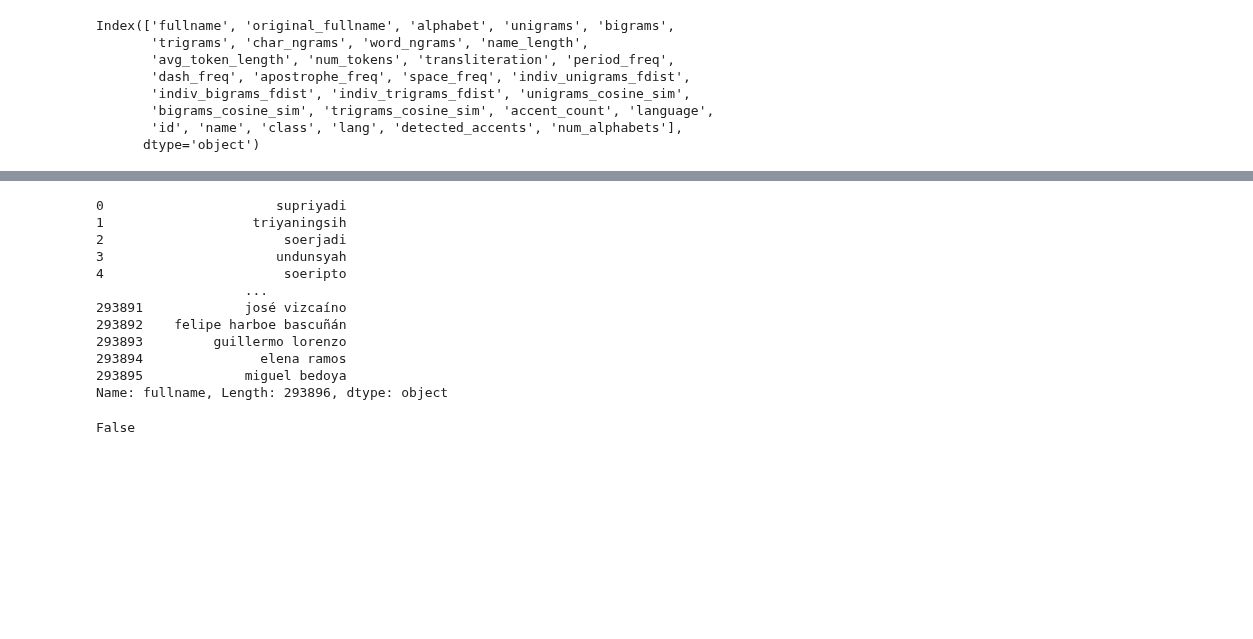
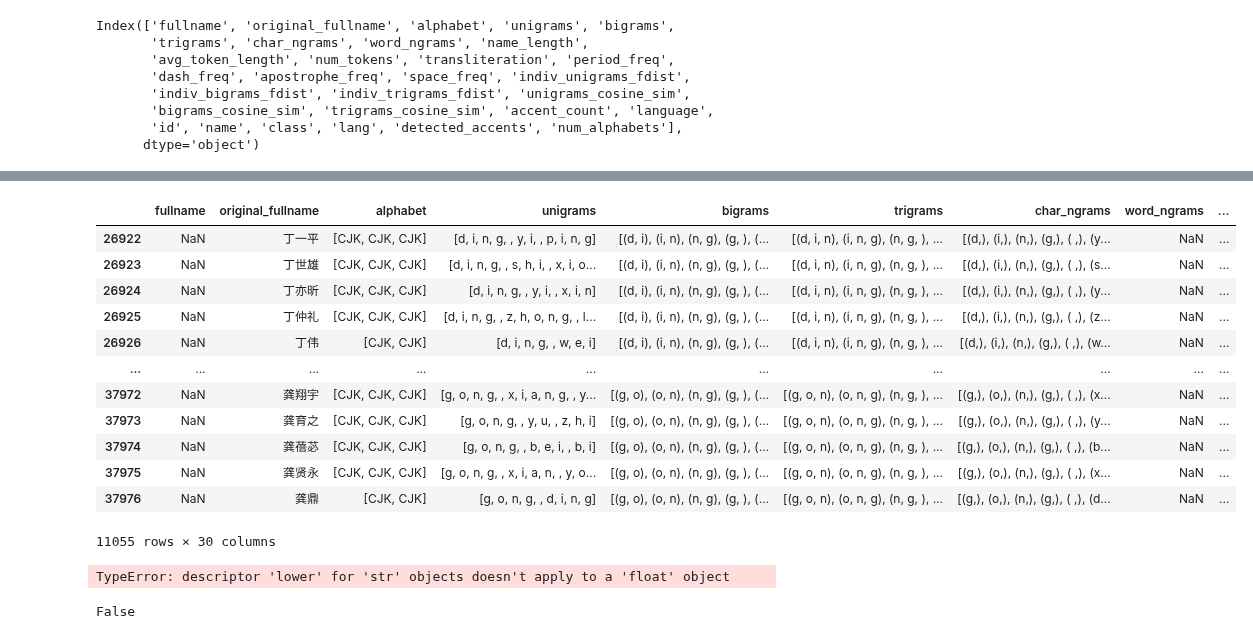
Before and after one commit to Exiger-project/Name_Of_Origin_Project-, a Jupyter notebook: DataConsolidation.ipynb, the cells around one changed output, grey strips where cells are left out. Saved outputs shown, nothing was run; the diff lists cells and outputs as text; code cells hidden in the pictures; blank space fills up the shorter version.

```diff
--- a/DataConsolidation.ipynb
+++ b/DataConsolidation.ipynb
@@ -644,19 +723,25 @@ False
+# %%
+merged_df[merged_df['fullname'].isnull()]
+# %% [output]
+|  | fullname | original_fullname | alphabet | unigrams | bigrams | trigrams | char_ngrams | word_ngrams | ... |
+| 26922 | NaN | 丁一平 | [CJK, CJK, CJK] | [d, i, n, g, , y, i, , p, i, n, g] | [(d, i), (i, n), (n, g), (g, ), (... | [(d, i, n), (i, n, g), (n, g, ), ... | [(d,), (i,), (n,), (g,), ( ,), (y... | NaN | ... |
+| 26923 | NaN | 丁世雄 | [CJK, CJK, CJK] | [d, i, n, g, , s, h, i, , x, i, o... | [(d, i), (i, n), (n, g), (g, ), (... | [(d, i, n), (i, n, g), (n, g, ), ... | [(d,), (i,), (n,), (g,), ( ,), (s... | NaN | ... |
+| 26924 | NaN | 丁亦昕 | [CJK, CJK, CJK] | [d, i, n, g, , y, i, , x, i, n] | [(d, i), (i, n), (n, g), (g, ), (... | [(d, i, n), (i, n, g), (n, g, ), ... | [(d,), (i,), (n,), (g,), ( ,), (y... | NaN | ... |
+| 26925 | NaN | 丁仲礼 | [CJK, CJK, CJK] | [d, i, n, g, , z, h, o, n, g, , l... | [(d, i), (i, n), (n, g), (g, ), (... | [(d, i, n), (i, n, g), (n, g, ), ... | [(d,), (i,), (n,), (g,), ( ,), (z... | NaN | ... |
+| 26926 | NaN | 丁伟 | [CJK, CJK] | [d, i, n, g, , w, e, i] | [(d, i), (i, n), (n, g), (g, ), (... | [(d, i, n), (i, n, g), (n, g, ), ... | [(d,), (i,), (n,), (g,), ( ,), (w... | NaN | ... |
+| ... | ... | ... | ... | ... | ... | ... | ... | ... | ... |
+| 37972 | NaN | 龚翔宇 | [CJK, CJK, CJK] | [g, o, n, g, , x, i, a, n, g, , y... | [(g, o), (o, n), (n, g), (g, ), (... | [(g, o, n), (o, n, g), (n, g, ), ... | [(g,), (o,), (n,), (g,), ( ,), (x... | NaN | ... |
+| 37973 | NaN | 龚育之 | [CJK, CJK, CJK] | [g, o, n, g, , y, u, , z, h, i] | [(g, o), (o, n), (n, g), (g, ), (... | [(g, o, n), (o, n, g), (n, g, ), ... | [(g,), (o,), (n,), (g,), ( ,), (y... | NaN | ... |
+| 37974 | NaN | 龚蓓苾 | [CJK, CJK, CJK] | [g, o, n, g, , b, e, i, , b, i] | [(g, o), (o, n), (n, g), (g, ), (... | [(g, o, n), (o, n, g), (n, g, ), ... | [(g,), (o,), (n,), (g,), ( ,), (b... | NaN | ... |
+| 37975 | NaN | 龚贤永 | [CJK, CJK, CJK] | [g, o, n, g, , x, i, a, n, , y, o... | [(g, o), (o, n), (n, g), (g, ), (... | [(g, o, n), (o, n, g), (n, g, ), ... | [(g,), (o,), (n,), (g,), ( ,), (x... | NaN | ... |
+| 37976 | NaN | 龚鼎 | [CJK, CJK] | [g, o, n, g, , d, i, n, g] | [(g, o), (o, n), (n, g), (g, ), (... | [(g, o, n), (o, n, g), (n, g, ), ... | [(g,), (o,), (n,), (g,), ( ,), (d... | NaN | ... |
+11055 rows × 30 columns
 # %%
 # just in case
 merged_df['fullname'].apply(str.lower)
+merged_df['transliteration'].apply(str.lower)
 # %% [output]
-0                      supriyadi
-1                   triyaningsih
-2                       soerjadi
-3                      undunsyah
-4                       soeripto
-                   ...
-293891             josé vizcaíno
-293892    felipe harboe bascuñán
-293893         guillermo lorenzo
-293894               elena ramos
-293895             miguel bedoya
-Name: fullname, Length: 293896, dtype: object
+TypeError: descriptor 'lower' for 'str' objects doesn't apply to a 'float' object
 # %%
 np.any(merged_df['transliteration'].isnull())
 # %% [output]
```
Also changed, not shown: parts of 56 cells of this notebook, 1 other file.
